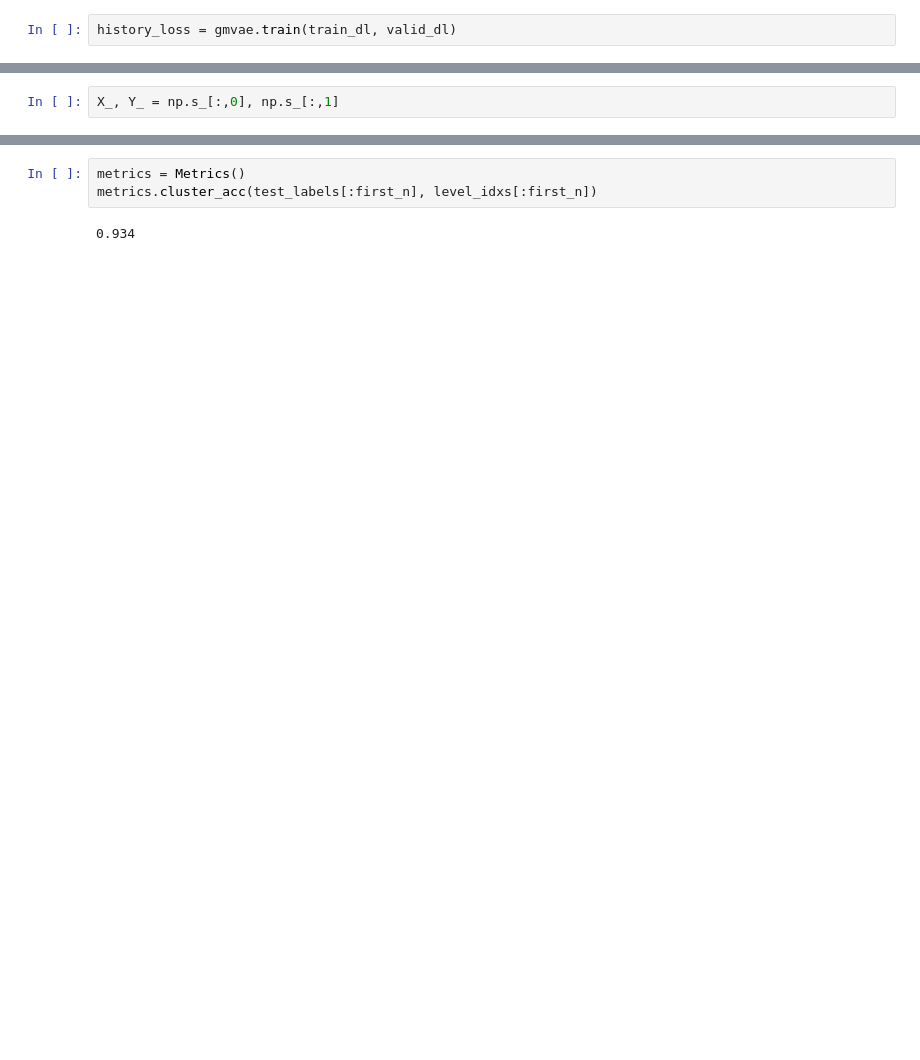
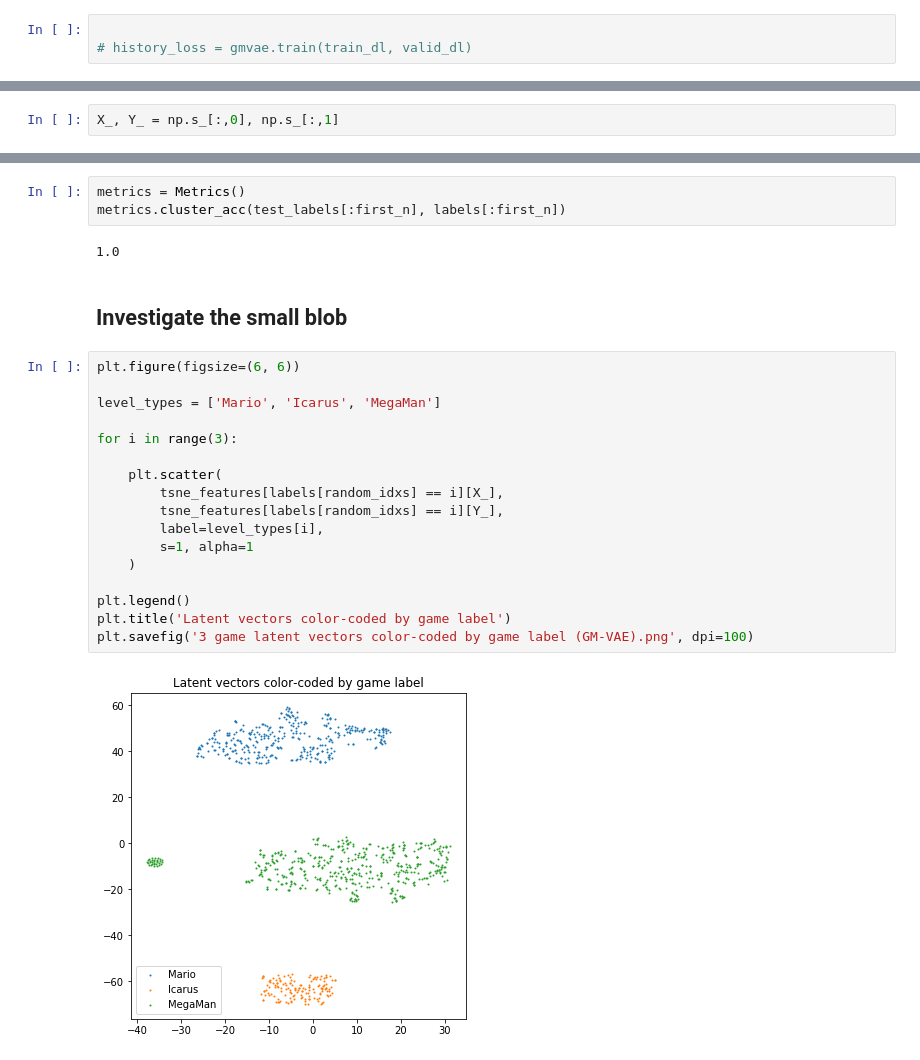
Before and after one commit to zhihanyang2022/GMVAE, a Jupyter notebook: smba_gmvae_3/smba_gmvae_3games.ipynb, the cells around one changed output, grey strips where cells are left out. Drawn from its saved outputs; the diff is of its cells as text; blank space fills up the shorter version.

Commit message:
Finished qualitative clustering analysis for SMB.

```diff
--- a/smba_gmvae_3/smba_gmvae_3games.ipynb
+++ b/smba_gmvae_3/smba_gmvae_3games.ipynb
@@ -168,7 +168,8 @@ plt.show()
 # Model Initialization
 gmvae = GMVAE(args)
 # %%
-history_loss = gmvae.train(train_dl, valid_dl)
+
+# history_loss = gmvae.train(train_dl, valid_dl)
 # %% [output]
 (Epoch 1 / 100) Train_Loss: 630.140; Val_Loss: 400.874   Train_ACC: 73.612; Val_ACC: 100.000   Train_NMI: 37.801; Val_NMI: 100.000
 (Epoch 2 / 100) Train_Loss: 371.399; Val_Loss: 367.128   Train_ACC: 100.000; Val_ACC: 100.000   Train_NMI: 100.000; Val_NMI: 100.000
@@ -349,5 +351,26 @@ plt.savefig('3 game latent vectors color-coded by game label (GM-VAE).png', dpi=
 # %%
 metrics = Metrics()
-metrics.cluster_acc(test_labels[:first_n], level_idxs[:first_n])
+metrics.cluster_acc(test_labels[:first_n], labels[:first_n])
 # %% [output]
-0.934
+1.0
+# %% [markdown]
+## Investigate the small blob
+# %%
+plt.figure(figsize=(6, 6))
+
+level_types = ['Mario', 'Icarus', 'MegaMan']
+
+for i in range(3):
+
+    plt.scatter(
+        tsne_features[labels[random_idxs] == i][X_],
+        tsne_features[labels[random_idxs] == i][Y_],
+        label=level_types[i],
+        s=1, alpha=1
+    )
+
+plt.legend()
+plt.title('Latent vectors color-coded by game label')
+plt.savefig('3 game latent vectors color-coded by game label (GM-VAE).png', dpi=100)
+# %% [output]
+[figure, added]
```
Also changed, not shown: parts of 11 cells of this notebook, 13 other files.
